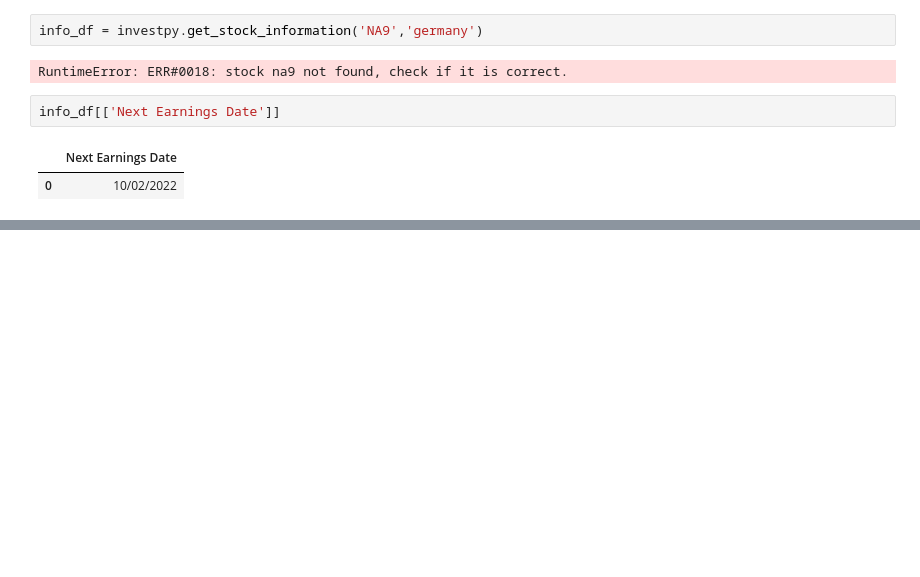
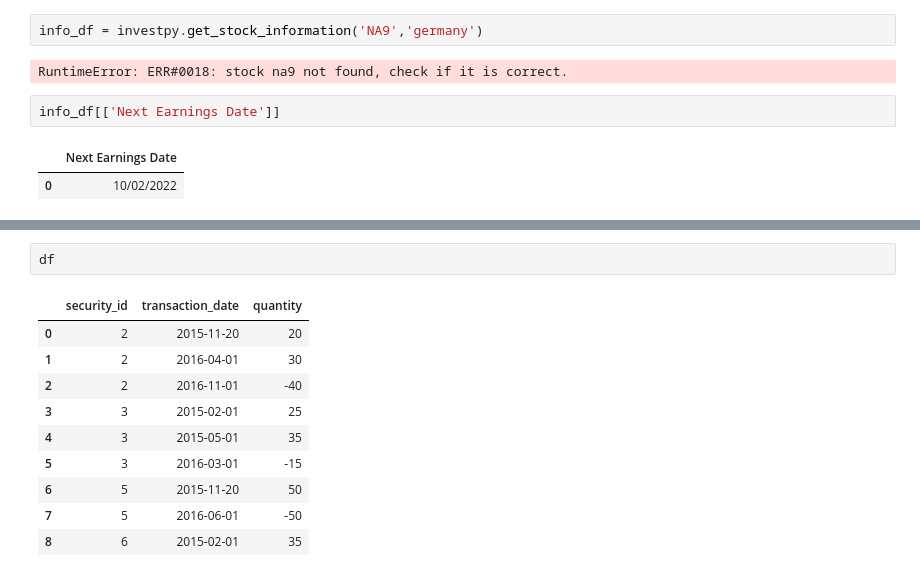
Before and after one commit to dcastf01/financial_app, a Jupyter notebook: notebooks/investing.ipynb, the cells around one changed output, grey strips where cells are left out. Saved outputs shown, nothing was run; the diff lists cells and outputs as text; blank space fills up the shorter version.

```diff
--- a/notebooks/investing.ipynb
+++ b/notebooks/investing.ipynb
@@ -348,0 +541,13 @@ info_df[['Next Earnings Date']]
+# %%
+df
+# %% [output]
+|  | security_id | transaction_date | quantity |
+| 0 | 2 | 2015-11-20 | 20 |
+| 1 | 2 | 2016-04-01 | 30 |
+| 2 | 2 | 2016-11-01 | -40 |
+| 3 | 3 | 2015-02-01 | 25 |
+| 4 | 3 | 2015-05-01 | 35 |
+| 5 | 3 | 2016-03-01 | -15 |
+| 6 | 5 | 2015-11-20 | 50 |
+| 7 | 5 | 2016-06-01 | -50 |
+| 8 | 6 | 2015-02-01 | 35 |
```
Also changed, not shown: parts of 18 cells of this notebook, 9 other files.
